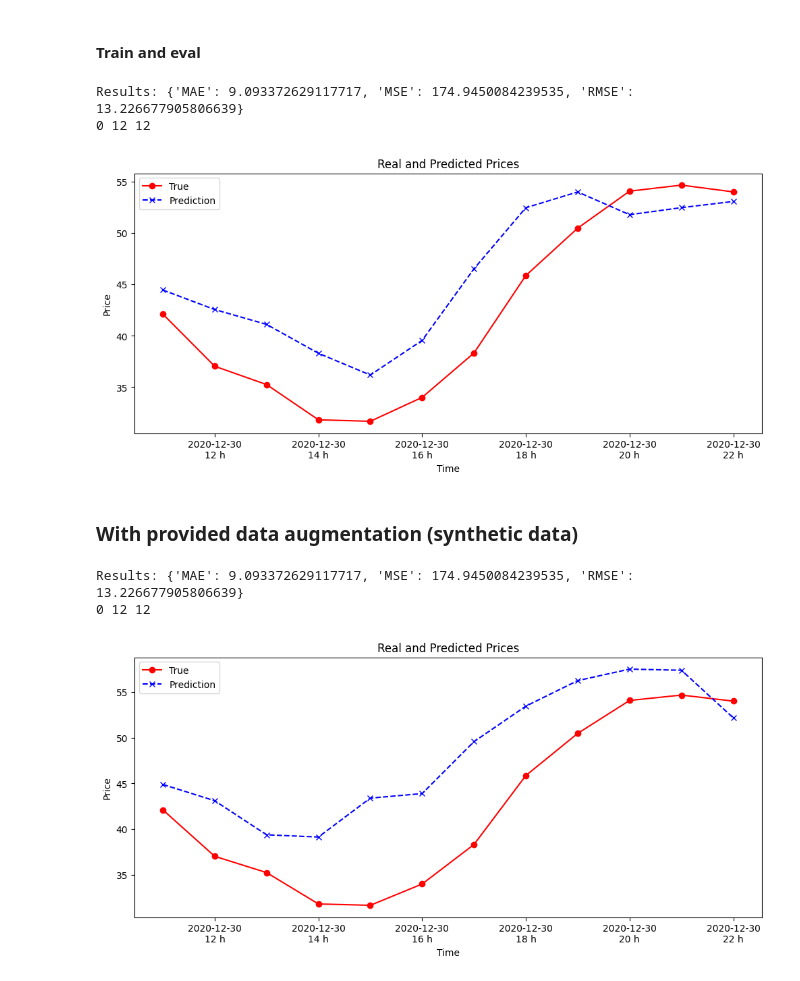
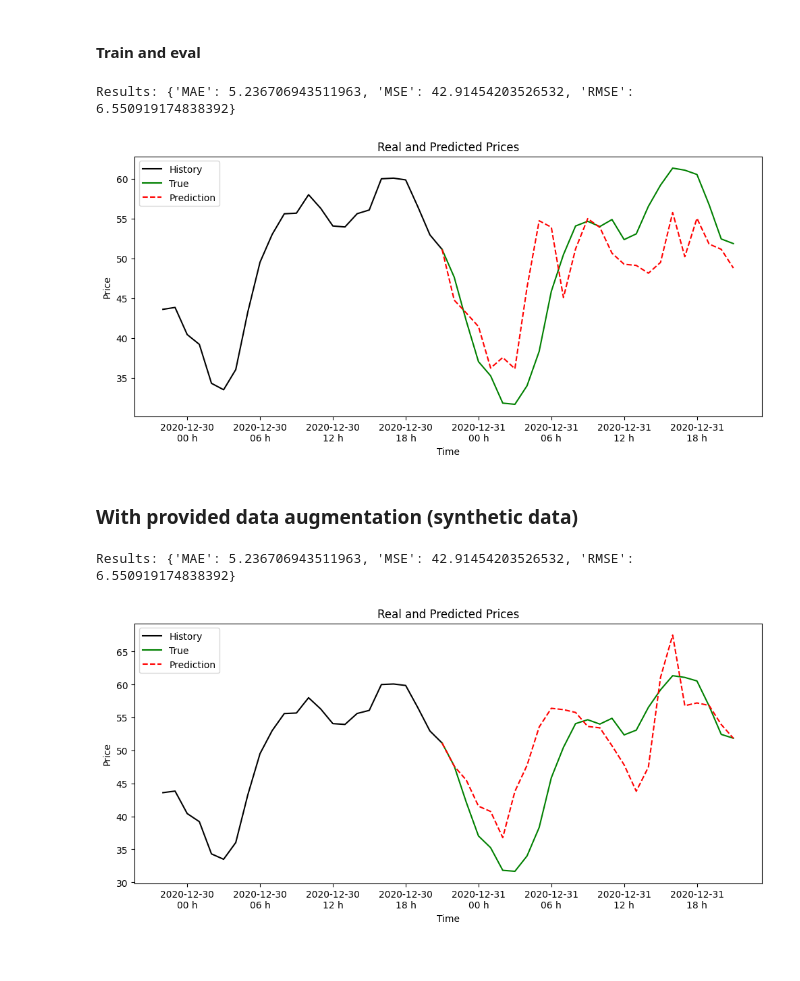
Before and after one commit to RobinMeneust/air_liquide_ai_challenge, a Jupyter notebook: notebooks/xgboost.ipynb, the cells around one changed output. Drawn from its saved outputs; the diff is of its cells as text; code cells hidden in the pictures.

```diff
--- a/notebooks/xgboost.ipynb
+++ b/notebooks/xgboost.ipynb
@@ -127,4 +124,7 @@ def train_model(X_train, y_train, params=None):
 ### Without data augmentation
 
 #### Search hyper params
+# %%
+n_before = 24
+horizon = 24
 # %%
@@ -192,25 +190,35 @@ Results: {'MAE': 8.64115866025289, 'MSE': 103.6059368072966, 'RMSE': 10.17870015
 ## Window
 
 ### Without data augmentation
+# %%
+window_size = 24
+window_step = 12
+test_size = window_size + horizon + 1
+remainder = (test_size - window_size) % window_step
 # %%
 params = {'learning_rate': 0.01, 'max_depth': 10, 'n_estimators': 200}
 # %%
-train_data, test_data = split_data(df_price_preprocessed, 24+12+12)
-X_train, y_train = get_x_y_window(train_data, "price", 24, 12, 12)
-X_test, y_test = get_x_y_window(test_data, "price", 24, 12, 12)
+train_data, test_data = split_data(df_price_preprocessed, test_size)
+X_train, y_train = get_x_y_window(train_data, "price", window_size, window_step, horizon)
+X_test, y_test = get_x_y_window(test_data, "price", window_size, window_step, horizon)
 # params = get_best_params(X_train, y_train)
 # %% [markdown]
 #### Train and eval
 # %%
 xgb_model = train_model(X_train, y_train, params)
+# %%
+start, end = X_test[0].index[0], y_test[0].index[-1]
+X_test_hourofseries = list(range(start, end+1))
+X_test_dates = [df_price_preprocessed["date"].iloc[i] for i in X_test_hourofseries]
+y_test_true = [df_price_preprocessed["price"].iloc[i] for i in X_test_hourofseries]
 # %%
 predictions = xgb_model.predict(X_test)
+results = get_test_metrics(predictions, y_test)
 print("Results:", results)
-plot_predictions_vs_real(X_test[0][12:]["date"].values, y_test[0], predictions[0])
+plot_predictions_vs_real(X_test_dates, y_test_true, predictions[0])
 # %% [output]
-Results: {'MAE': 9.093372629117717, 'MSE': 174.9450084239535, 'RMSE': 13.226677905806639}
-0 12 12
+Results: {'MAE': 5.236706943511963, 'MSE': 42.91454203526532, 'RMSE': 6.550919174838392}
-[figure, old version]
+[figure, new version]
 # %% [markdown]
 ### With provided data augmentation (synthetic data)
 # %%
@@ -241,8 +254,7 @@ xgb_model = train_model(X_train_synthetic, y_train_synthetic, params)
 # %%
-predictions = xgb_model.predict(X_test)
+predictions = xgb_model.predict(X_test[-n_before:])
 print("Results:", results)
-plot_predictions_vs_real(X_test[0][12:]["date"].values, y_test[0], predictions[0])
+plot_predictions_vs_real(X_test_dates, y_test_true, predictions[0])
 # %% [output]
-Results: {'MAE': 9.093372629117717, 'MSE': 174.9450084239535, 'RMSE': 13.226677905806639}
-0 12 12
+Results: {'MAE': 5.236706943511963, 'MSE': 42.91454203526532, 'RMSE': 6.550919174838392}
-[figure, old version]
+[figure, new version]
```
Also changed, not shown: parts of 11 cells of this notebook, 5 other files.
